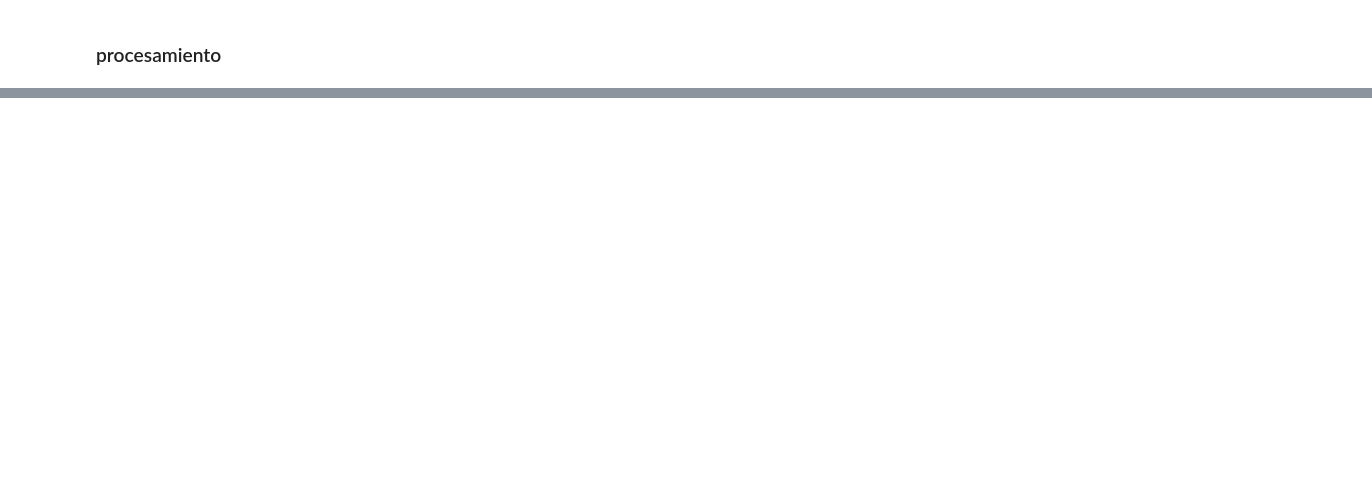
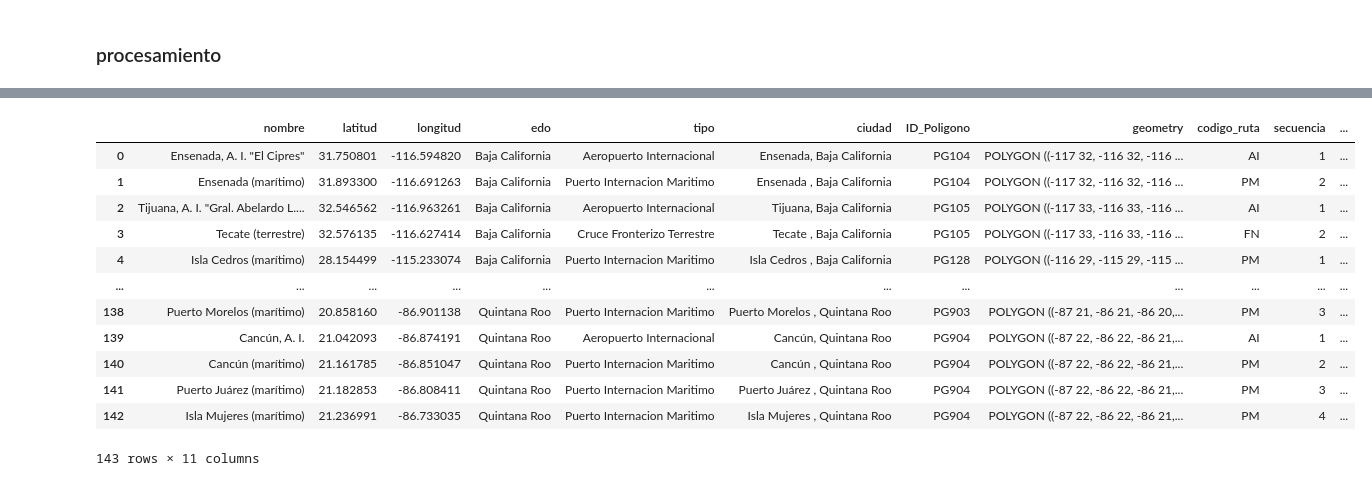
Before and after one commit to puriarter21/Mapa_Migracion_Irregular_Mexico, a Jupyter notebook: 3. mapas/1. Mapas/Metodo_1/ciudades_rutas/puntos de internacion/bd_puntosdeinternacion.ipynb, the cells around one changed output, grey strips where cells are left out. Saved outputs shown, nothing was run; the diff lists cells and outputs as text; code cells hidden in the pictures; blank space fills up the shorter version.

```diff
--- a/3. mapas/1. Mapas/Metodo_1/ciudades_rutas/puntos de internacion/bd_puntosdeinternacion.ipynb
+++ b/3. mapas/1. Mapas/Metodo_1/ciudades_rutas/puntos de internacion/bd_puntosdeinternacion.ipynb
@@ -202,0 +404,22 @@ El DataFrame ha sido guardado exitosamente en: /Users/pablouriarte/Documents/1.
+# %%
+# Ruta al archivo .xls
+ruta_archivo = '/Users/pablouriarte/Documents/1. Expediente Tec de Monterrey/1.Tesis/Mapa_Migracion_Irregular_Mexico/3. mapas/1. Mapas/Metodo_1/ciudades_rutas/puntos de internacion/puntos_internacion.csv'
+
+# Cargar el archivo .xls en un DataFrame
+df2 = pd.read_csv(ruta_archivo)
+# %%
+df2
+# %% [output]
+|  | nombre | latitud | longitud | edo | tipo | ciudad | ID_Poligono | geometry | codigo_ruta | secuencia | ... |
+| 0 | Ensenada, A. I. "El Cipres" | 31.750801 | -116.594820 | Baja California | Aeropuerto Internacional | Ensenada, Baja California | PG104 | POLYGON ((-117 32, -116 32, -116 ... | AI | 1 | ... |
+| 1 | Ensenada (marítimo) | 31.893300 | -116.691263 | Baja California | Puerto Internacion Maritimo | Ensenada , Baja California | PG104 | POLYGON ((-117 32, -116 32, -116 ... | PM | 2 | ... |
+| 2 | Tijuana, A. I. "Gral. Abelardo L.... | 32.546562 | -116.963261 | Baja California | Aeropuerto Internacional | Tijuana, Baja California | PG105 | POLYGON ((-117 33, -116 33, -116 ... | AI | 1 | ... |
+| 3 | Tecate (terrestre) | 32.576135 | -116.627414 | Baja California | Cruce Fronterizo Terrestre | Tecate , Baja California | PG105 | POLYGON ((-117 33, -116 33, -116 ... | FN | 2 | ... |
+| 4 | Isla Cedros (marítimo) | 28.154499 | -115.233074 | Baja California | Puerto Internacion Maritimo | Isla Cedros , Baja California | PG128 | POLYGON ((-116 29, -115 29, -115 ... | PM | 1 | ... |
+| ... | ... | ... | ... | ... | ... | ... | ... | ... | ... | ... | ... |
+| 138 | Puerto Morelos (marítimo) | 20.858160 | -86.901138 | Quintana Roo | Puerto Internacion Maritimo | Puerto Morelos , Quintana Roo | PG903 | POLYGON ((-87 21, -86 21, -86 20,... | PM | 3 | ... |
+| 139 | Cancún, A. I. | 21.042093 | -86.874191 | Quintana Roo | Aeropuerto Internacional | Cancún, Quintana Roo | PG904 | POLYGON ((-87 22, -86 22, -86 21,... | AI | 1 | ... |
+| 140 | Cancún (marítimo) | 21.161785 | -86.851047 | Quintana Roo | Puerto Internacion Maritimo | Cancún , Quintana Roo | PG904 | POLYGON ((-87 22, -86 22, -86 21,... | PM | 2 | ... |
+| 141 | Puerto Juárez (marítimo) | 21.182853 | -86.808411 | Quintana Roo | Puerto Internacion Maritimo | Puerto Juárez , Quintana Roo | PG904 | POLYGON ((-87 22, -86 22, -86 21,... | PM | 3 | ... |
+| 142 | Isla Mujeres (marítimo) | 21.236991 | -86.733035 | Quintana Roo | Puerto Internacion Maritimo | Isla Mujeres , Quintana Roo | PG904 | POLYGON ((-87 22, -86 22, -86 21,... | PM | 4 | ... |
+143 rows × 11 columns
```
Also changed, not shown: parts of 35 cells of this notebook, 28 other files.
